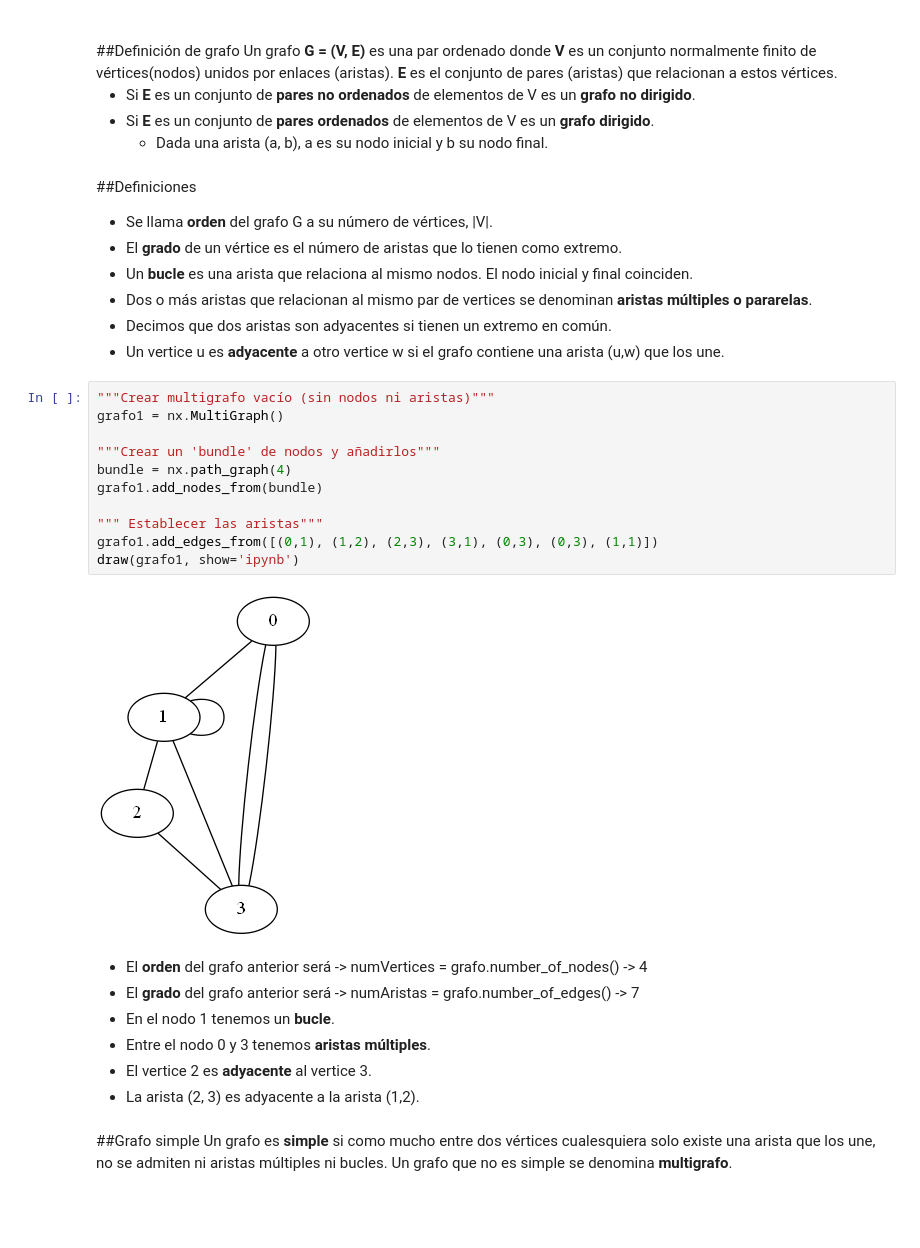
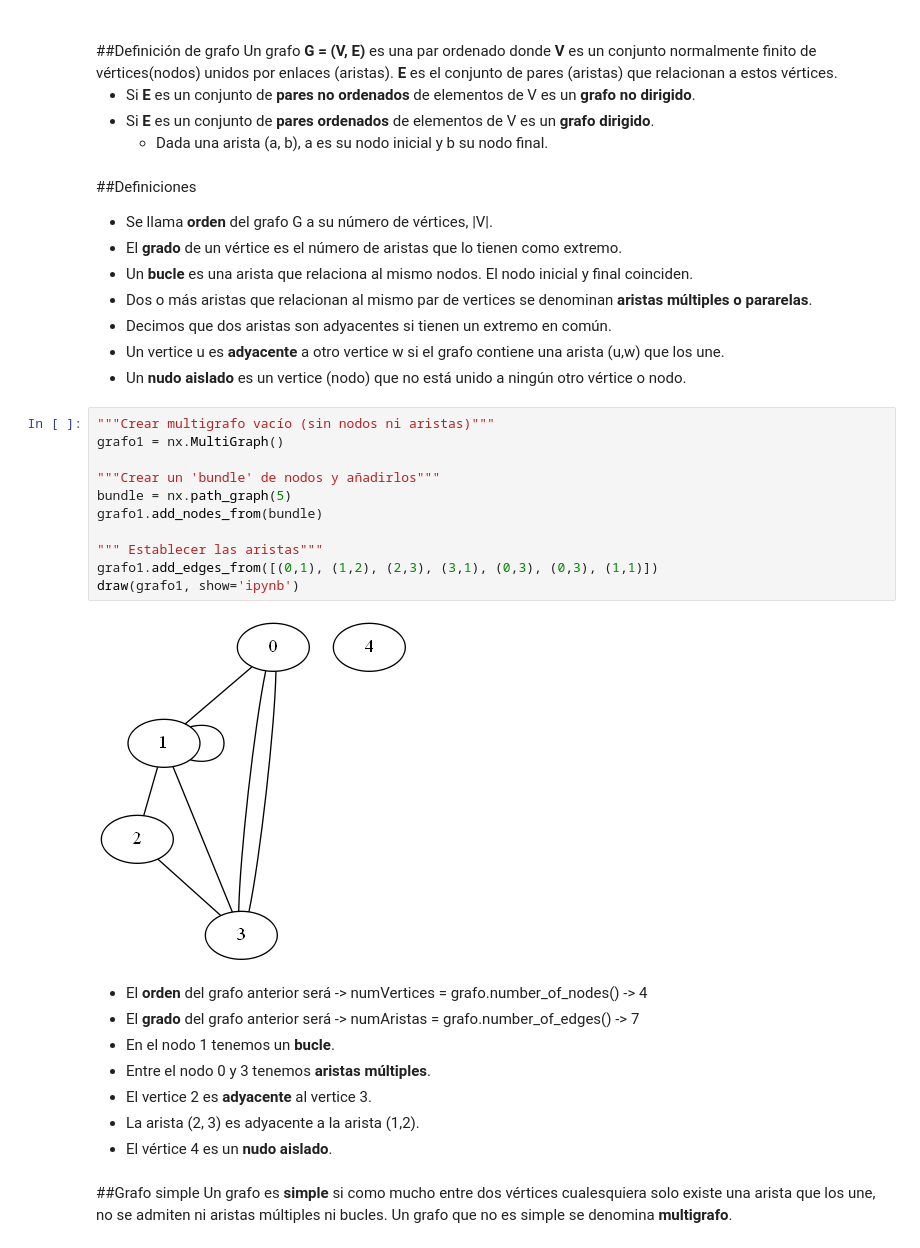
Before and after one commit to adrinfer/Grafos-Jupyter-Notebook, a Jupyter notebook: prueba1.ipynb, the cells around one changed output. Cells and saved outputs as stored; diff of their text form; blank space fills up the shorter version.

```diff
--- a/prueba1.ipynb
+++ b/prueba1.ipynb
@@ -34,19 +34,20 @@ por enlaces (aristas). <b>E</b> es el conjunto de pares (aristas) que relacionan
 - Dos o más aristas que relacionan al mismo par de vertices se denominan <b>aristas múltiples o pararelas</b>.
 - Decimos que dos aristas son adyacentes si tienen un extremo en común.
 - Un vertice u es <b>adyacente</b> a otro vertice w si el grafo contiene una arista (u,w) que los une.
+- Un <b>nudo aislado</b> es un vertice (nodo) que no está unido a ningún otro vértice o nodo.
 # %%
 """Crear multigrafo vacío (sin nodos ni aristas)"""
 grafo1 = nx.MultiGraph()
 
 """Crear un 'bundle' de nodos y añadirlos"""
-bundle = nx.path_graph(4)
+bundle = nx.path_graph(5)
 grafo1.add_nodes_from(bundle)
 
 """ Establecer las aristas"""
 grafo1.add_edges_from([(0,1), (1,2), (2,3), (3,1), (0,3), (0,3), (1,1)])
 draw(grafo1, show='ipynb')
 # %% [output]
-[figure, old version]
+[figure, new version]
 # %% [markdown]
 - El <b>orden</b> del grafo anterior será -> numVertices = grafo.number_of_nodes() -> 4
 - El <b>grado</b> del grafo anterior será -> numAristas = grafo.number_of_edges() -> 7
@@ -54,6 +55,7 @@ draw(grafo1, show='ipynb')
 - Entre el nodo 0 y 3 tenemos <b>aristas múltiples</b>.
 - El vertice 2 es <b>adyacente</b> al vertice 3.
 - La arista (2, 3) es adyacente a la arista (1,2).
+- El vértice 4 es un <b>nudo aislado</b>.
 # %% [markdown]
 ##Grafo simple
 Un grafo es <b>simple</b> si como mucho entre dos vértices cualesquiera solo existe una arista que los une, no se admiten
```
Also changed, not shown: parts of 3 cells of this notebook.
